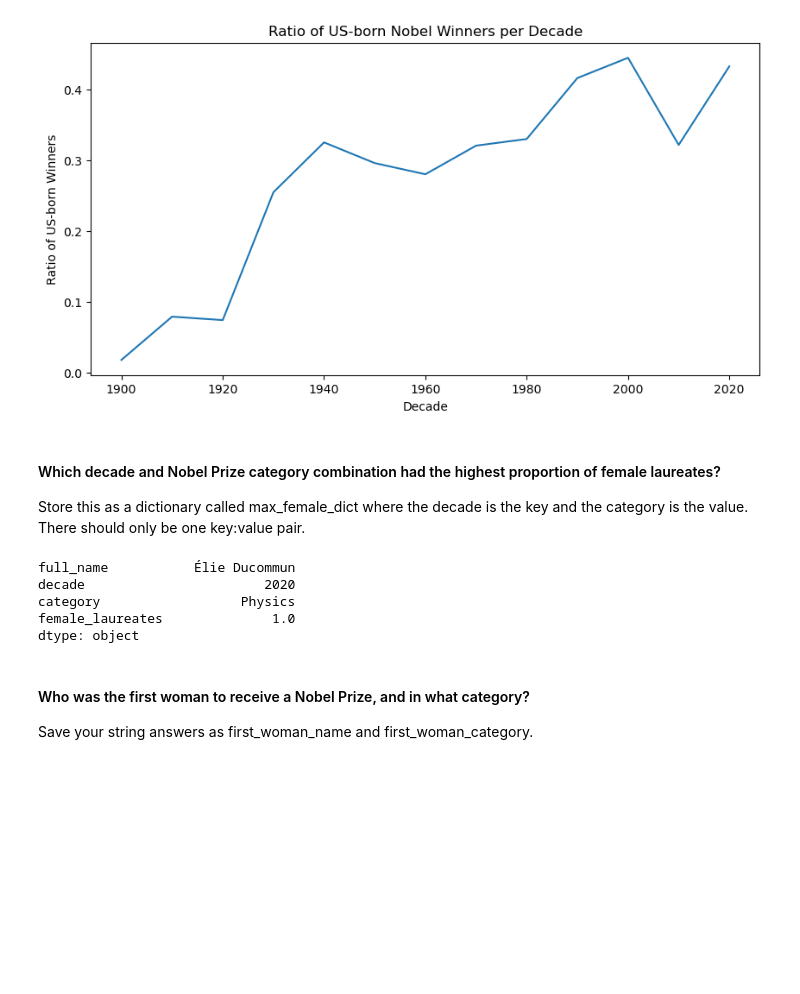
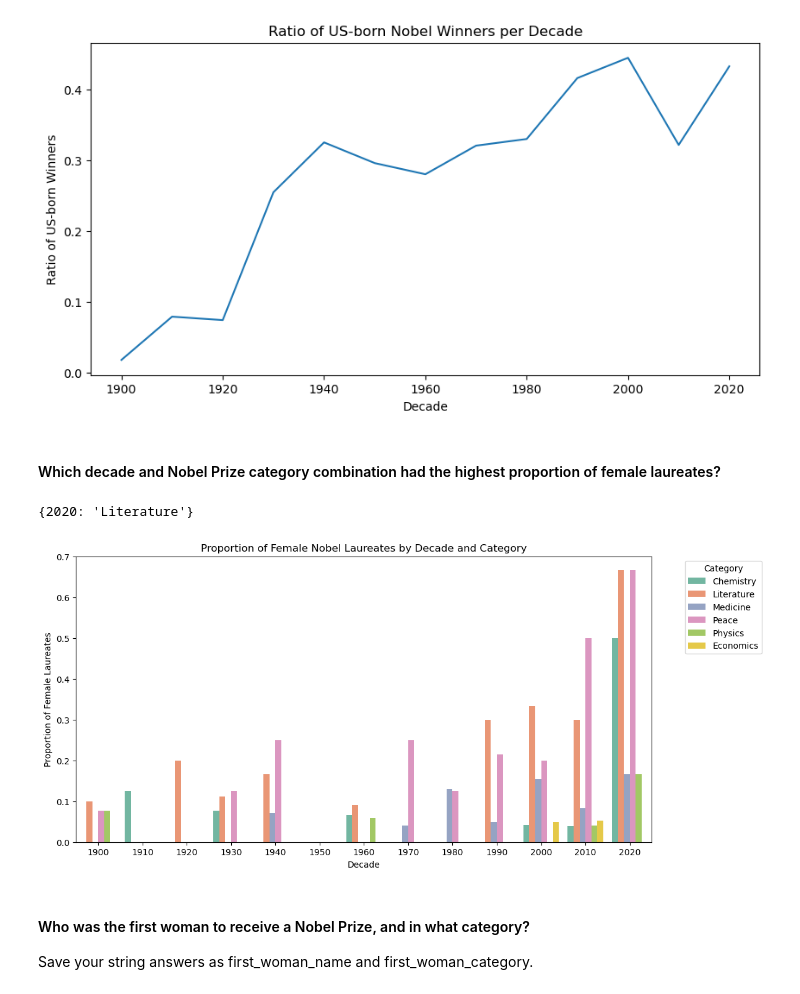
Before and after one commit to UCJPENIEL/Analytics-in-Python-Projects, a Jupyter notebook: Visualising the History of Nobel Prize Winners.ipynb, the cells around one changed output. Cells and saved outputs as stored; diff of their text form; code cells hidden in the pictures; blank space fills up the shorter version.

```diff
--- a/Visualising the History of Nobel Prize Winners.ipynb
+++ b/Visualising the History of Nobel Prize Winners.ipynb
@@ -167,21 +167,36 @@ Decade with highest ratio of US-born Nobel winners: 2000
 [figure]
 # %% [markdown]
 #### Which decade and Nobel Prize category combination had the highest proportion of female laureates?
-
-Store this as a dictionary called max_female_dict where the decade is the key and the category is the value. There should only be one key:value pair.
 # %%
-# Female Laureates
-nobel["female_laureates"] = nobel["sex"] == "Female"
+# Create a flag for female winners
+nobel["female_winner"] = nobel["sex"] == "Female"
 
-# Decade and Nobel Prize Catgory of Female Lauretes
-female_laureates_winners = nobel.groupby(["full_name", "decade", "category"])["female_laureates"].mean().reset_index()
-print(female_laureates_winners.max())
+# Group by decade and category, and calculate proportion of female winners
+female_proportions = (
+    nobel.groupby(["decade", "category"])["female_winner"]
+    .mean()
+    .reset_index()
+)
+
+# Find the row with the maximum proportion
+max_row = female_proportions.loc[female_proportions["female_winner"].idxmax()]
+
+# Store as dictionary
+max_female_dict = {int(max_row["decade"]): max_row["category"]}
+
+print(max_female_dict)
+
+# Visual of the proportion
+plt.figure(figsize=(12, 6))
+sns.barplot(data=female_proportions, x="decade", y="female_winner", hue="category", palette="Set2")
+plt.title("Proportion of Female Nobel Laureates by Decade and Category")
+plt.xlabel("Decade")
+plt.ylabel("Proportion of Female Laureates")
+plt.legend(title="Category", bbox_to_anchor=(1.05, 1), loc="upper left")
+plt.show()
 # %% [output]
-full_name           Élie Ducommun
-decade                       2020
-category                  Physics
-female_laureates              1.0
-dtype: object
+{2020: 'Literature'}
+[figure, added]
 # %% [markdown]
 #### Who was the first woman to receive a Nobel Prize, and in what category?
 
```
